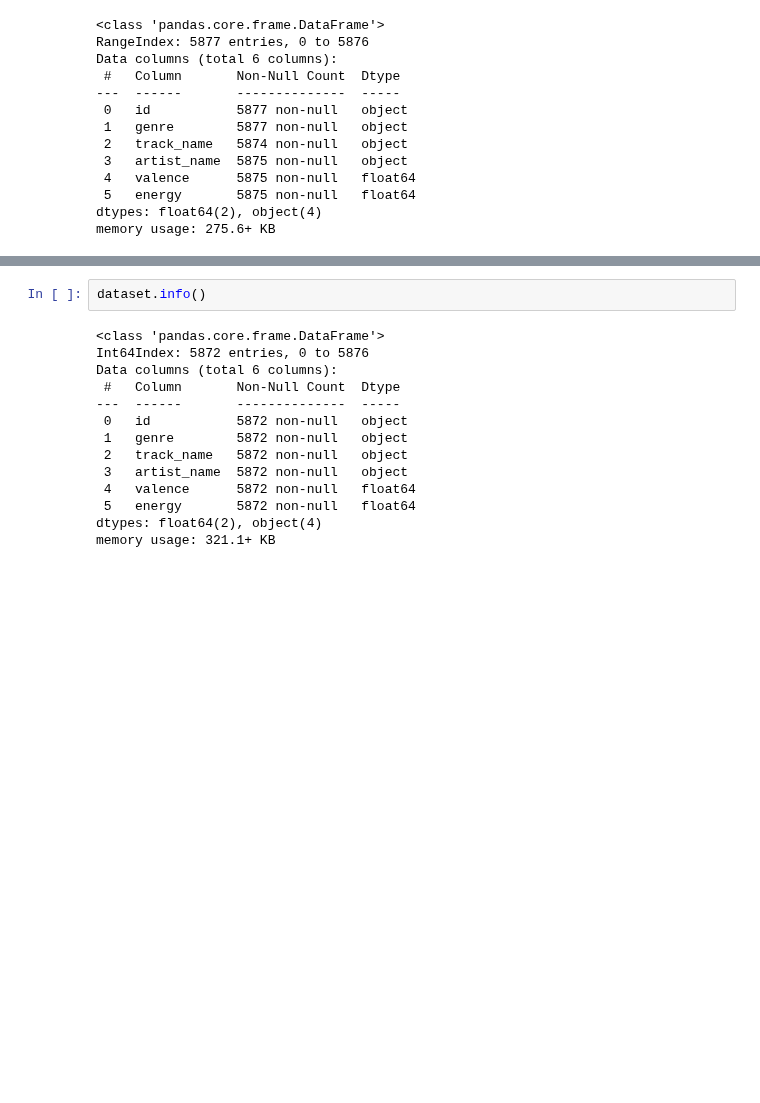
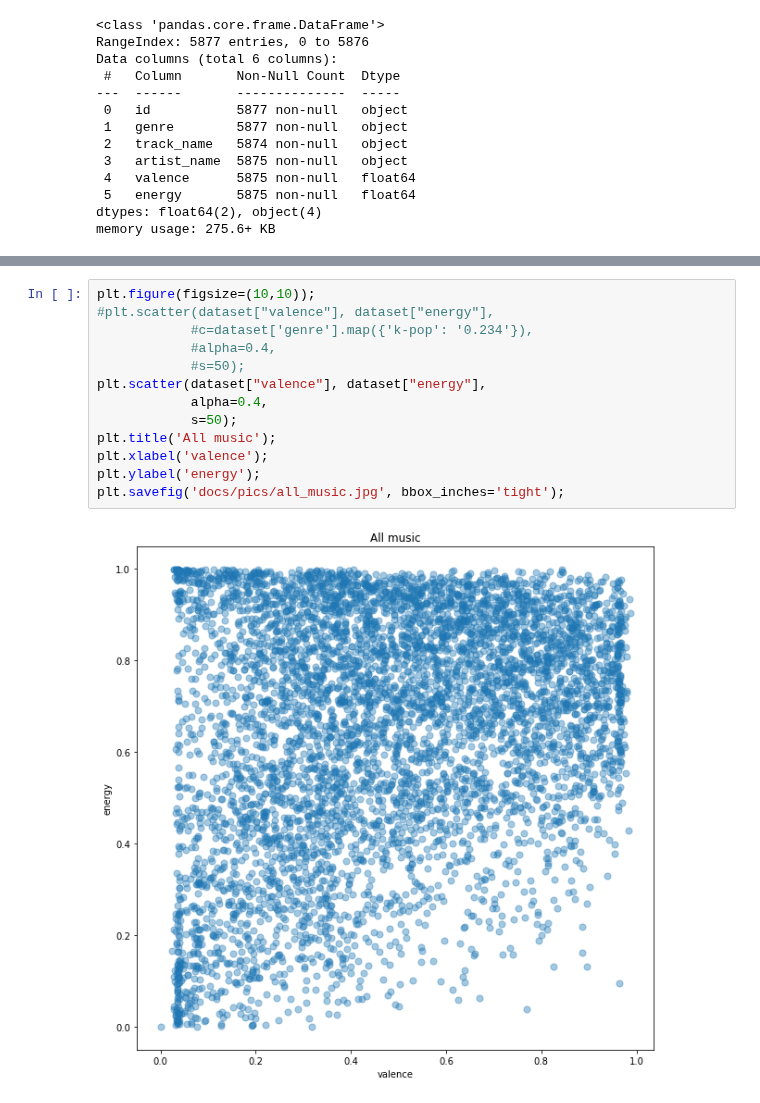
Before and after one commit to nekoshaurman/mus_project, a Jupyter notebook: test_jupyter.ipynb, the cells around one changed output, grey strips where cells are left out. Cells and saved outputs as stored; diff of their text form; blank space fills up the shorter version.

```diff
--- a/test_jupyter.ipynb
+++ b/test_jupyter.ipynb
@@ -44,16 +60,15 @@ dataset = dataset.dropna(axis = 0)
 # %%
-dataset.info()
+plt.figure(figsize=(10,10));
+#plt.scatter(dataset["valence"], dataset["energy"],
+            #c=dataset['genre'].map({'k-pop': '0.234'}),
+            #alpha=0.4,
+            #s=50);
+plt.scatter(dataset["valence"], dataset["energy"],
+            alpha=0.4,
+            s=50);
+plt.title('All music');
+plt.xlabel('valence');
+plt.ylabel('energy');
+plt.savefig('docs/pics/all_music.jpg', bbox_inches='tight');
 # %% [output]
-<class 'pandas.core.frame.DataFrame'>
-Int64Index: 5872 entries, 0 to 5876
-Data columns (total 6 columns):
- #   Column       Non-Null Count  Dtype
----  ------       --------------  -----
- 0   id           5872 non-null   object
- 1   genre        5872 non-null   object
- 2   track_name   5872 non-null   object
- 3   artist_name  5872 non-null   object
- 4   valence      5872 non-null   float64
- 5   energy       5872 non-null   float64
-dtypes: float64(2), object(4)
-memory usage: 321.1+ KB
+[figure, added]
```
Also changed, not shown: parts of 2 cells of this notebook, 7 other files.
